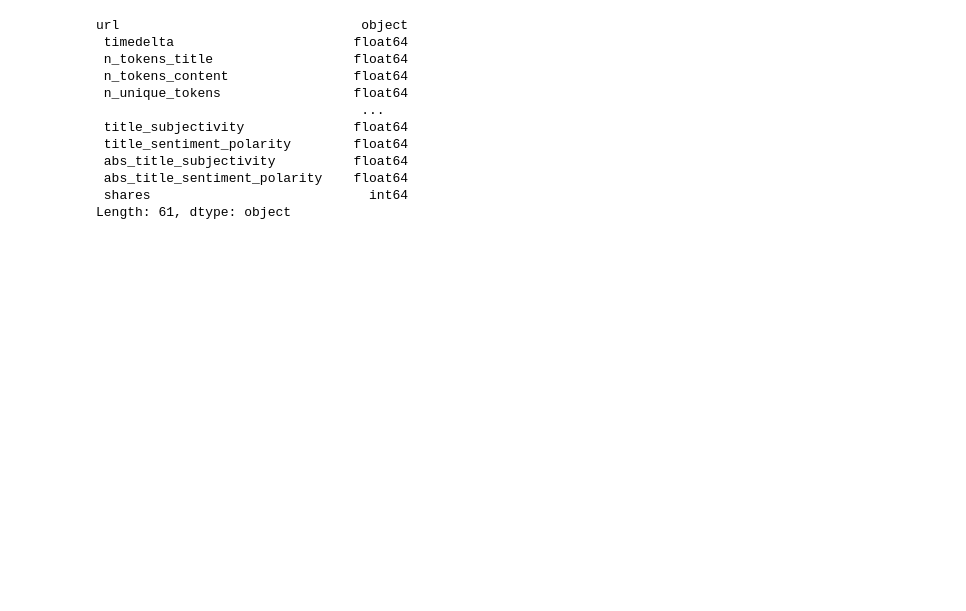
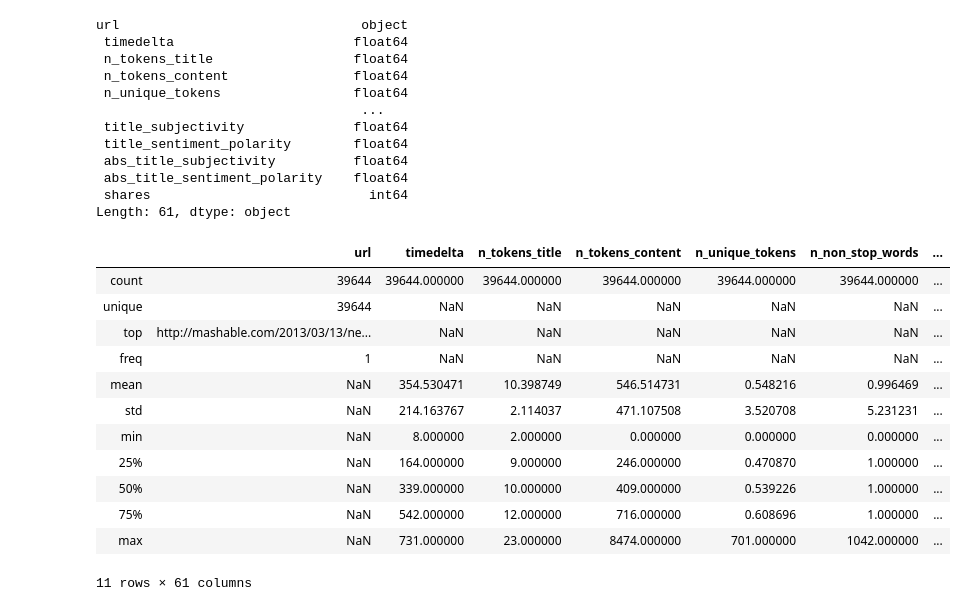
Before and after one commit to akshaynayanravi/news_popularity_online, a Jupyter notebook: news_popularity_online_prediction.ipynb, the cells around one changed output. Saved outputs shown, nothing was run; the diff lists cells and outputs as text; code cells hidden in the pictures; blank space fills up the shorter version.

Commit message:
Updated Data Explorartion Section

```diff
--- a/news_popularity_online_prediction.ipynb
+++ b/news_popularity_online_prediction.ipynb
@@ -100,3 +101,20 @@ url                               object
  abs_title_sentiment_polarity    float64
  shares                            int64
 Length: 61, dtype: object
+# %%
+#Exploring the Discrete Statistics in the Dataset
+data_raw.describe(include='all')
+# %% [output]
+|  | url | timedelta | n_tokens_title | n_tokens_content | n_unique_tokens | n_non_stop_words | ... |
+| count | 39644 | 39644.000000 | 39644.000000 | 39644.000000 | 39644.000000 | 39644.000000 | ... |
+| unique | 39644 | NaN | NaN | NaN | NaN | NaN | ... |
+| top | http://mashable.com/2013/03/13/ne... | NaN | NaN | NaN | NaN | NaN | ... |
+| freq | 1 | NaN | NaN | NaN | NaN | NaN | ... |
+| mean | NaN | 354.530471 | 10.398749 | 546.514731 | 0.548216 | 0.996469 | ... |
+| std | NaN | 214.163767 | 2.114037 | 471.107508 | 3.520708 | 5.231231 | ... |
+| min | NaN | 8.000000 | 2.000000 | 0.000000 | 0.000000 | 0.000000 | ... |
+| 25% | NaN | 164.000000 | 9.000000 | 246.000000 | 0.470870 | 1.000000 | ... |
+| 50% | NaN | 339.000000 | 10.000000 | 409.000000 | 0.539226 | 1.000000 | ... |
+| 75% | NaN | 542.000000 | 12.000000 | 716.000000 | 0.608696 | 1.000000 | ... |
+| max | NaN | 731.000000 | 23.000000 | 8474.000000 | 701.000000 | 1042.000000 | ... |
+11 rows × 61 columns
```
Also changed, not shown: parts of 10 cells of this notebook.
